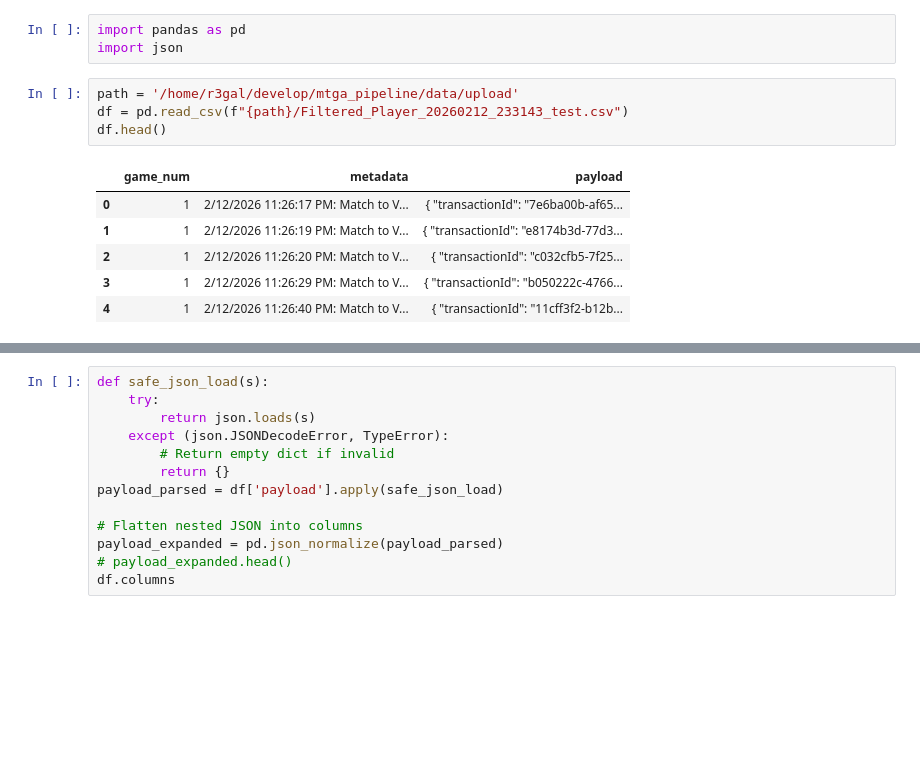
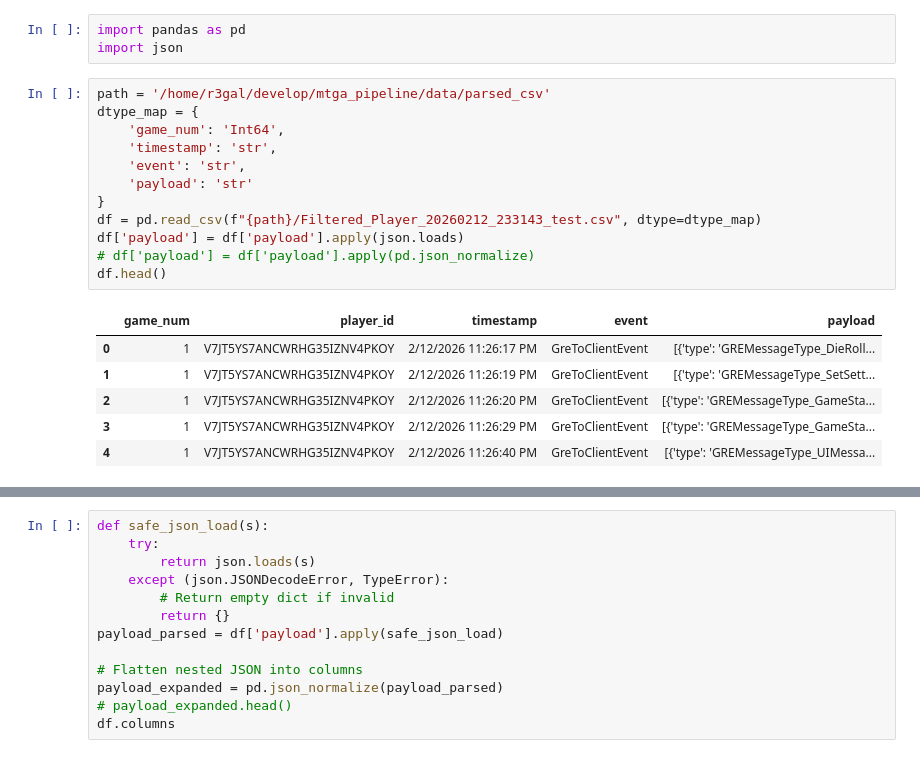
Before and after one commit to R3GAL0/mtga_pipeline, a Jupyter notebook: local/test.ipynb, the cells around one changed output, grey strips where cells are left out. Cells and saved outputs as stored; diff of their text form; blank space fills up the shorter version.

```diff
--- a/local/test.ipynb
+++ b/local/test.ipynb
@@ -17,13 +17,21 @@ len('[UnityCrossThreadLogger]')
 import pandas as pd
 import json
 # %%
-path = '/home/r3gal/develop/mtga_pipeline/data/upload'
-df = pd.read_csv(f"{path}/Filtered_Player_20260212_233143_test.csv")
+path = '/home/r3gal/develop/mtga_pipeline/data/parsed_csv'
+dtype_map = {
+    'game_num': 'Int64',
+    'timestamp': 'str',
+    'event': 'str',
+    'payload': 'str'
+}
+df = pd.read_csv(f"{path}/Filtered_Player_20260212_233143_test.csv", dtype=dtype_map)
+df['payload'] = df['payload'].apply(json.loads)
+# df['payload'] = df['payload'].apply(pd.json_normalize)
 df.head()
 # %% [output]
-|  | game_num | metadata | payload |
-| 0 | 1 | 2/12/2026 11:26:17 PM: Match to V... | { "transactionId": "7e6ba00b-af65... |
-| 1 | 1 | 2/12/2026 11:26:19 PM: Match to V... | { "transactionId": "e8174b3d-77d3... |
-| 2 | 1 | 2/12/2026 11:26:20 PM: Match to V... | { "transactionId": "c032cfb5-7f25... |
-| 3 | 1 | 2/12/2026 11:26:29 PM: Match to V... | { "transactionId": "b050222c-4766... |
-| 4 | 1 | 2/12/2026 11:26:40 PM: Match to V... | { "transactionId": "11cff3f2-b12b... |
+|  | game_num | player_id | timestamp | event | payload |
+| 0 | 1 | V7JT5YS7ANCWRHG35IZNV4PKOY | 2/12/2026 11:26:17 PM | GreToClientEvent | [{'type': 'GREMessageType_DieRoll... |
+| 1 | 1 | V7JT5YS7ANCWRHG35IZNV4PKOY | 2/12/2026 11:26:19 PM | GreToClientEvent | [{'type': 'GREMessageType_SetSett... |
+| 2 | 1 | V7JT5YS7ANCWRHG35IZNV4PKOY | 2/12/2026 11:26:20 PM | GreToClientEvent | [{'type': 'GREMessageType_GameSta... |
+| 3 | 1 | V7JT5YS7ANCWRHG35IZNV4PKOY | 2/12/2026 11:26:29 PM | GreToClientEvent | [{'type': 'GREMessageType_GameSta... |
+| 4 | 1 | V7JT5YS7ANCWRHG35IZNV4PKOY | 2/12/2026 11:26:40 PM | GreToClientEvent | [{'type': 'GREMessageType_UIMessa... |
```
Also changed, not shown: parts of 5 cells of this notebook, 2 other files.
